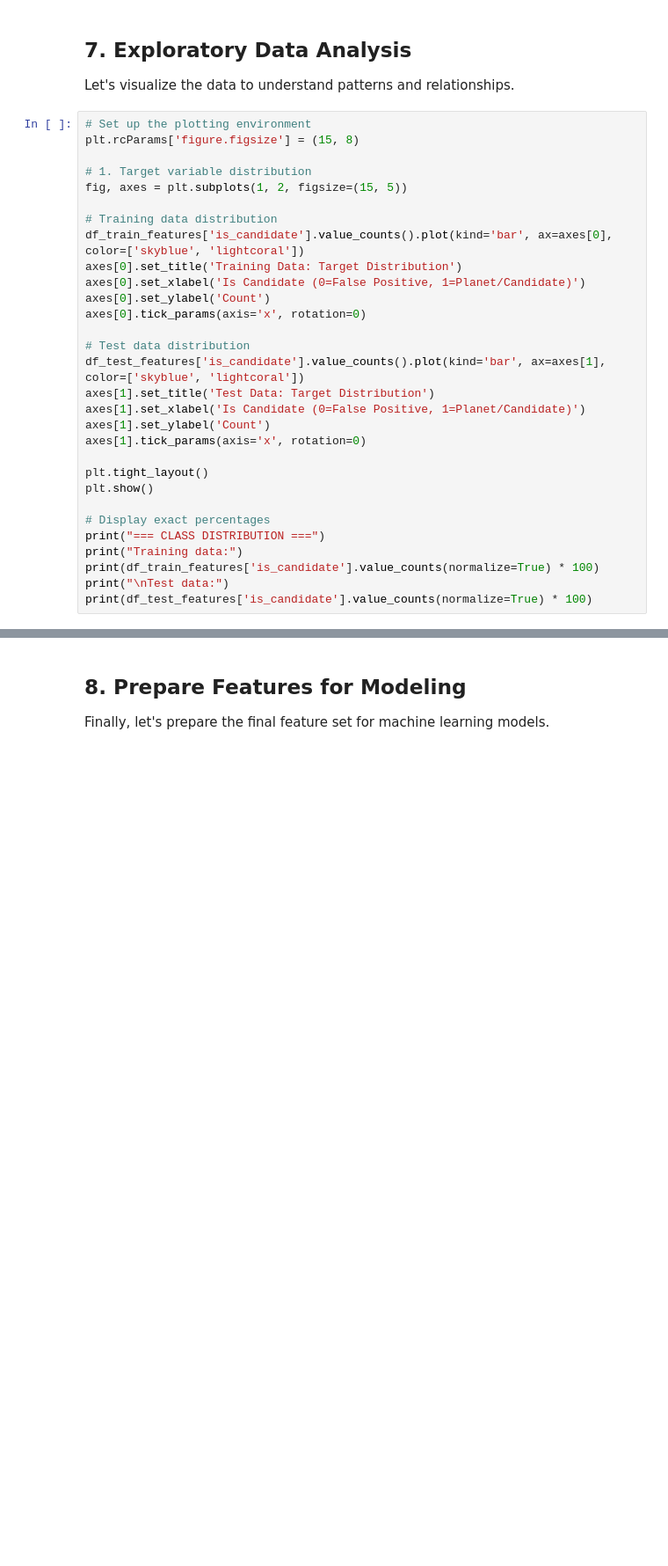
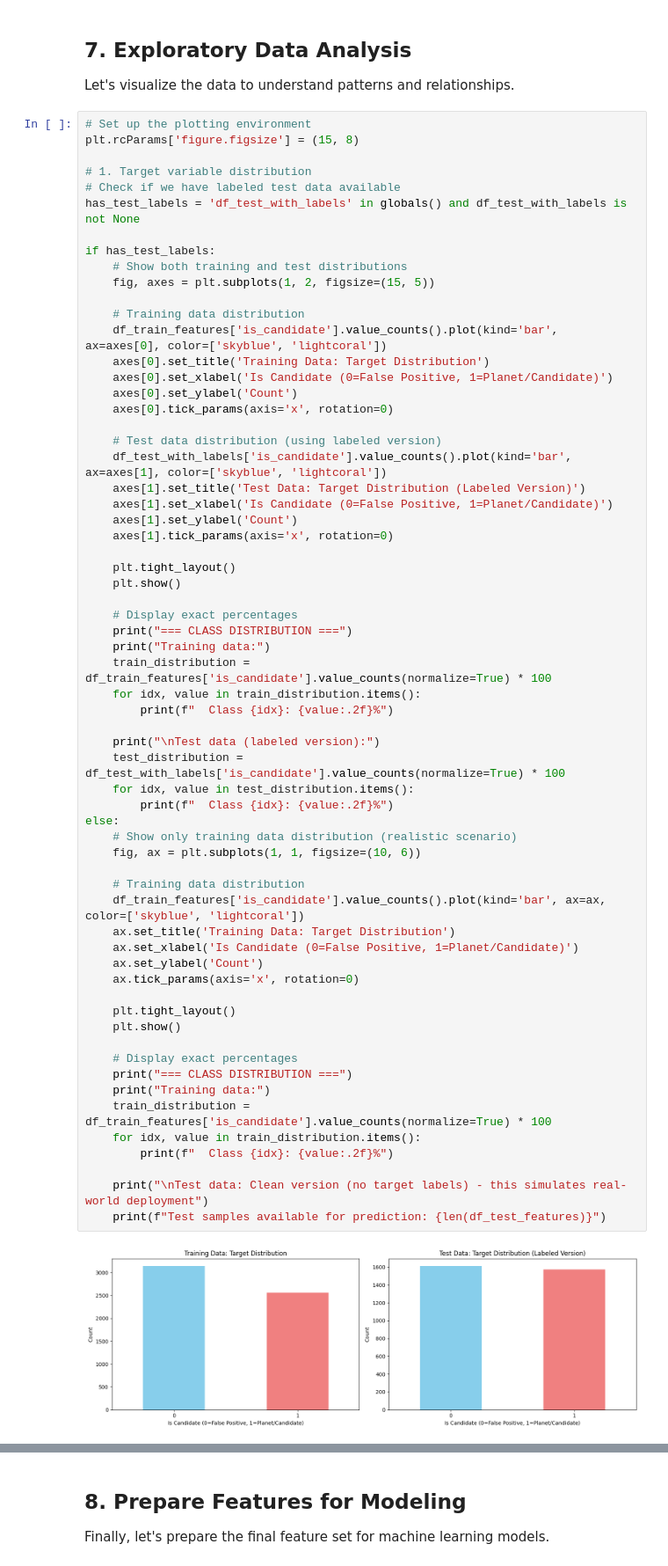
Before and after one commit to sphesihlemhlongo/Exoplanets-Searching, a Jupyter notebook: exoplanet_analysis.ipynb, the cells around one changed output, grey strips where cells are left out. Shown at 88% size. Cells and saved outputs as stored; diff of their text form; blank space fills up the shorter version.

```diff
--- a/exoplanet_analysis.ipynb
+++ b/exoplanet_analysis.ipynb
@@ -321,30 +494,65 @@ Let's visualize the data to understand patterns and relationships.
 # %%
 # Set up the plotting environment
 plt.rcParams['figure.figsize'] = (15, 8)
 
 # 1. Target variable distribution
-fig, axes = plt.subplots(1, 2, figsize=(15, 5))
+# Check if we have labeled test data available
+has_test_labels = 'df_test_with_labels' in globals() and df_test_with_labels is not None
 
-# Training data distribution
-df_train_features['is_candidate'].value_counts().plot(kind='bar', ax=axes[0], color=['skyblue', 'lightcoral'])
-axes[0].set_title('Training Data: Target Distribution')
-axes[0].set_xlabel('Is Candidate (0=False Positive, 1=Planet/Candidate)')
-axes[0].set_ylabel('Count')
-axes[0].tick_params(axis='x', rotation=0)
+if has_test_labels:
+    # Show both training and test distributions
+    fig, axes = plt.subplots(1, 2, figsize=(15, 5))
 
-# Test data distribution
-df_test_features['is_candidate'].value_counts().plot(kind='bar', ax=axes[1], color=['skyblue', 'lightcoral'])
-axes[1].set_title('Test Data: Target Distribution')
-axes[1].set_xlabel('Is Candidate (0=False Positive, 1=Planet/Candidate)')
-axes[1].set_ylabel('Count')
-axes[1].tick_params(axis='x', rotation=0)
+    # Training data distribution
+    df_train_features['is_candidate'].value_counts().plot(kind='bar', ax=axes[0], color=['skyblue', 'lightcoral'])
+    axes[0].set_title('Training Data: Target Distribution')
+    axes[0].set_xlabel('Is Candidate (0=False Positive, 1=Planet/Candidate)')
+    axes[0].set_ylabel('Count')
+    axes[0].tick_params(axis='x', rotation=0)
 
-plt.tight_layout()
-plt.show()
+    # Test data distribution (using labeled version)
+    df_test_with_labels['is_candidate'].value_counts().plot(kind='bar', ax=axes[1], color=['skyblue', 'lightcoral'])
+    axes[1].set_title('Test Data: Target Distribution (Labeled Version)')
+    axes[1].set_xlabel('Is Candidate (0=False Positive, 1=Planet/Candidate)')
+    axes[1].set_ylabel('Count')
+    axes[1].tick_params(axis='x', rotation=0)
 
-# Display exact percentages
-print("=== CLASS DISTRIBUTION ===")
-print("Training data:")
-print(df_train_features['is_candidate'].value_counts(normalize=True) * 100)
-print("\nTest data:")
-print(df_test_features['is_candidate'].value_counts(normalize=True) * 100)
+    plt.tight_layout()
+    plt.show()
+
+    # Display exact percentages
+    print("=== CLASS DISTRIBUTION ===")
+    print("Training data:")
+    train_distribution = df_train_features['is_candidate'].value_counts(normalize=True) * 100
+    for idx, value in train_distribution.items():
+        print(f"  Class {idx}: {value:.2f}%")
+
+    print("\nTest data (labeled version):")
+    test_distribution = df_test_with_labels['is_candidate'].value_counts(normalize=True) * 100
+    for idx, value in test_distribution.items():
+        print(f"  Class {idx}: {value:.2f}%")
+else:
+    # Show only training data distribution (realistic scenario)
+    fig, ax = plt.subplots(1, 1, figsize=(10, 6))
+
+    # Training data distribution
+    df_train_features['is_candidate'].value_counts().plot(kind='bar', ax=ax, color=['skyblue', 'lightcoral'])
+    ax.set_title('Training Data: Target Distribution')
+    ax.set_xlabel('Is Candidate (0=False Positive, 1=Planet/Candidate)')
+    ax.set_ylabel('Count')
+    ax.tick_params(axis='x', rotation=0)
+
+    plt.tight_layout()
+    plt.show()
+
+    # Display exact percentages
+    print("=== CLASS DISTRIBUTION ===")
+    print("Training data:")
+    train_distribution = df_train_features['is_candidate'].value_counts(normalize=True) * 100
+    for idx, value in train_distribution.items():
+        print(f"  Class {idx}: {value:.2f}%")
+
+    print("\nTest data: Clean version (no target labels) - this simulates real-world deployment")
+    print(f"Test samples available for prediction: {len(df_test_features)}")
+# %% [output]
+[figure, added]
```
Also changed, not shown: parts of 14 cells of this notebook.
